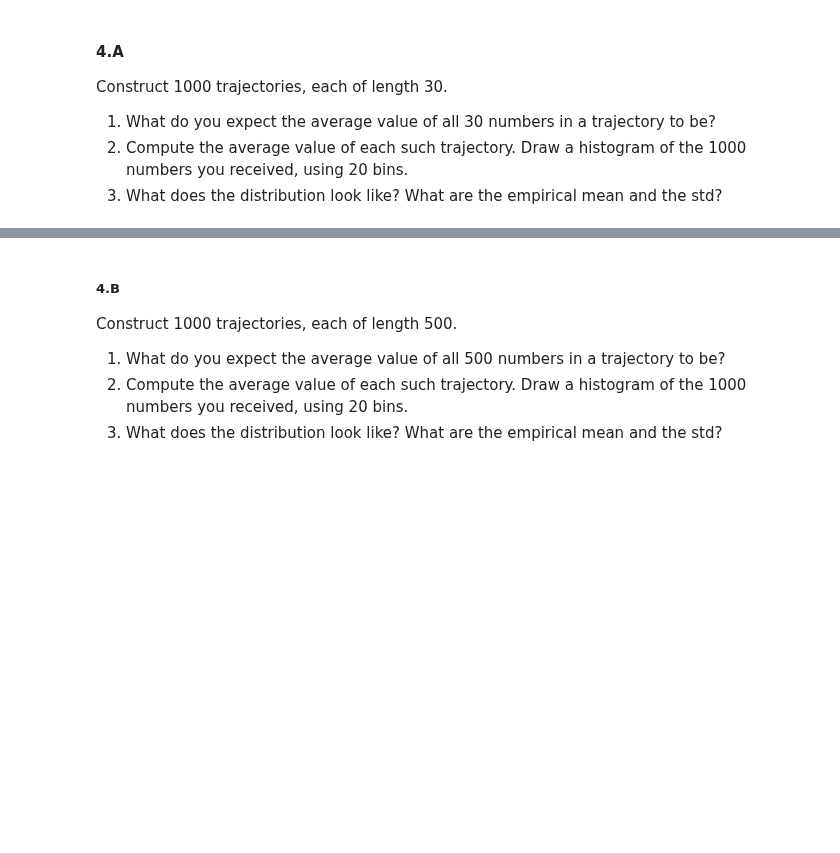
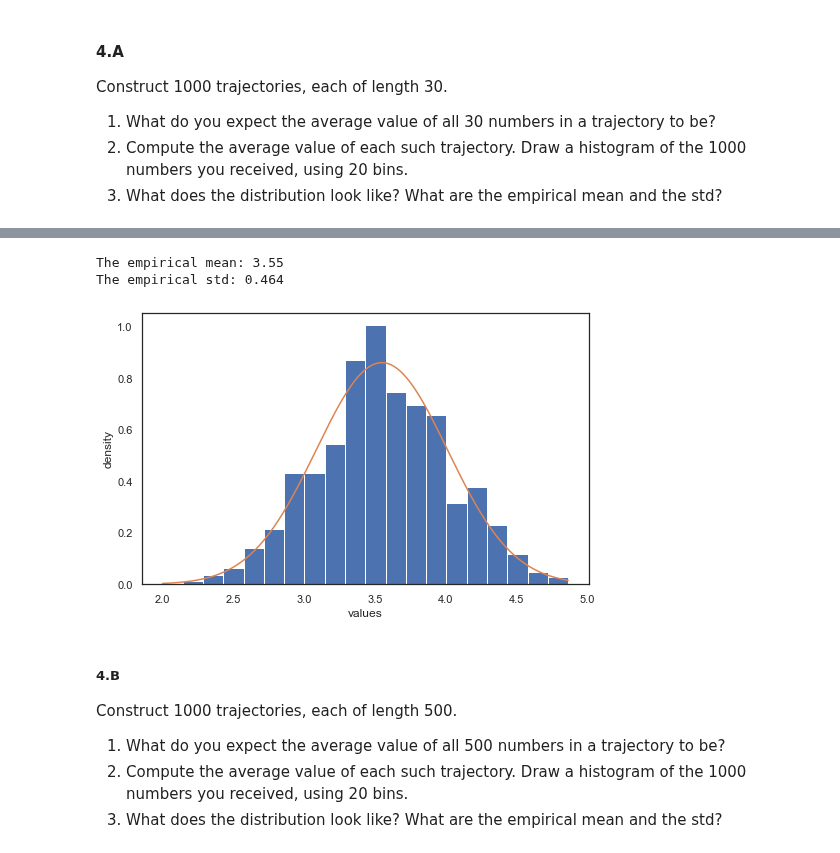
Before and after one commit to Oren-Ben/IDC, a Jupyter notebook: statistics/third_ex/204079453_205714447.ipynb, the cells around one changed output, grey strips where cells are left out. Cells and saved outputs as stored; diff of their text form; code cells hidden in the pictures; blank space fills up the shorter version.

```diff
--- a/statistics/third_ex/204079453_205714447.ipynb
+++ b/statistics/third_ex/204079453_205714447.ipynb
@@ -513,3 +547,42 @@ Construct 1000 trajectories, each of length 30.
+# %%
+trans_matrix = np.array([[0.4, 0.2, 0.1, 0.0, 0.1, 0.2],
+              [0.2, 0.4, 0.2, 0.1, 0.0, 0.1],
+              [0.1, 0.2, 0.4, 0.2, 0.1, 0.0],
+              [0.0, 0.1, 0.2, 0.4, 0.2, 0.1],
+              [0.1, 0.0, 0.1, 0.2, 0.4, 0.2],
+              [0.2, 0.1, 0.0, 0.1, 0.2, 0.4]])
+
+states = np.array(range(1,7))
+# %%
+markov_dice_averages = trajectory (states, 30,1000,trans_matrix)
+# %%
+def histogram (x, normal_fit = False, print_value=False):
+    fig, ax = plt.subplots(figsize=(8,5))
+
+    if normal_fit:
+        bins =plt.hist(x,bins=20,density=True)[1]
+        ax.set_xlabel('values', size=12)
+        ax.set_ylabel('density', size=12)
+        std = np.std(x)
+        mean = np.mean(x)
+        bins_update = np.linspace(np.min(bins),np.max(bins),1000)
+        line=stats.norm.pdf(bins_update,mean,std)
+        plt.plot(bins_update,line)
+        if print_value:
+            print(f"The empirical mean: {round(mean,3)}")
+            print(f"The empirical std: {round(std,3)}")
+        plt.show()
+    else:
+        sns.histplot(x=x,bins=20)
+        ax.set_xlabel('values', size=12)
+        ax.set_ylabel('count', size=12)
+        plt.show()
+# %%
+histogram(markov_dice_averages,normal_fit=True,print_value=True)
+# %% [output]
+The empirical mean: 3.55
+The empirical std: 0.464
+[figure, added]
 # %% [markdown]
 ##### 4.B
 Construct 1000 trajectories, each of length 500.
```
Also changed, not shown: parts of 5 cells of this notebook.
